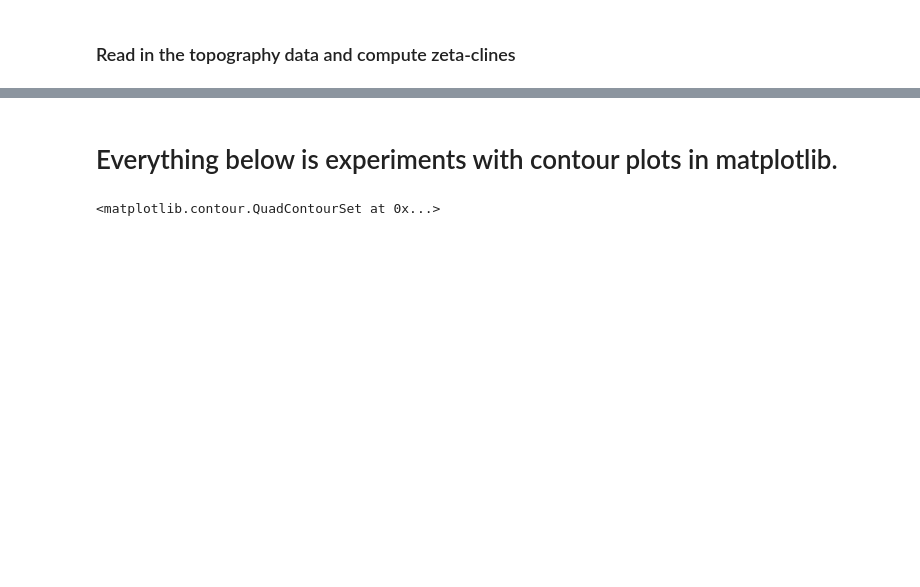
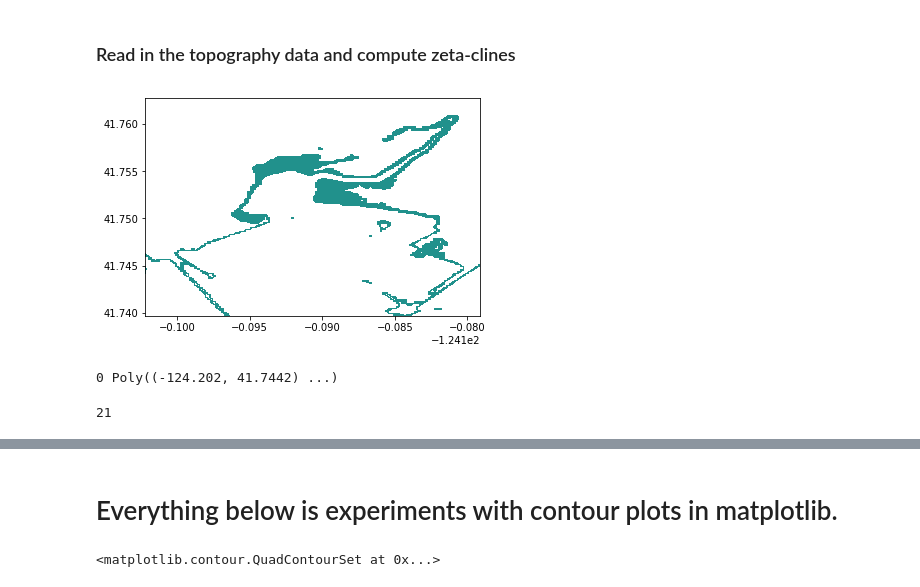
Before and after one commit to BenLiuMath/tsunami-inundation, a Jupyter notebook: ptha_tutorial/Notebooks/get_contours.ipynb, the cells around one changed output, grey strips where cells are left out. Cells and saved outputs as stored; diff of their text form; code cells hidden in the pictures; blank space fills up the shorter version.

```diff
--- a/ptha_tutorial/Notebooks/get_contours.ipynb
+++ b/ptha_tutorial/Notebooks/get_contours.ipynb
@@ -80,0 +82,20 @@ for event in events:
+# %%
+cs = plt.contourf(
+    X, Y, Hmax, zeta_level_values)
+# %% [output]
+[figure, added]
+# %%
+from shapely.geometry import polygon
+for i in range(len(cs.collections)):
+    p = cs.collections[i].get_paths()[0]
+    v = p.vertices
+    x = v[:,0]
+    y = v[:,1]
+    poly = Polygon([(j[0], j[1]) for j in zip(x,y)])
+    print(i, poly)
+# %% [output]
+0 Poly((-124.202, 41.7442) ...)
+# %%
+len(cs.collections[0].get_paths())
+# %% [output]
+21
```
Also changed, not shown: parts of 6 cells of this notebook, 2 other files.
